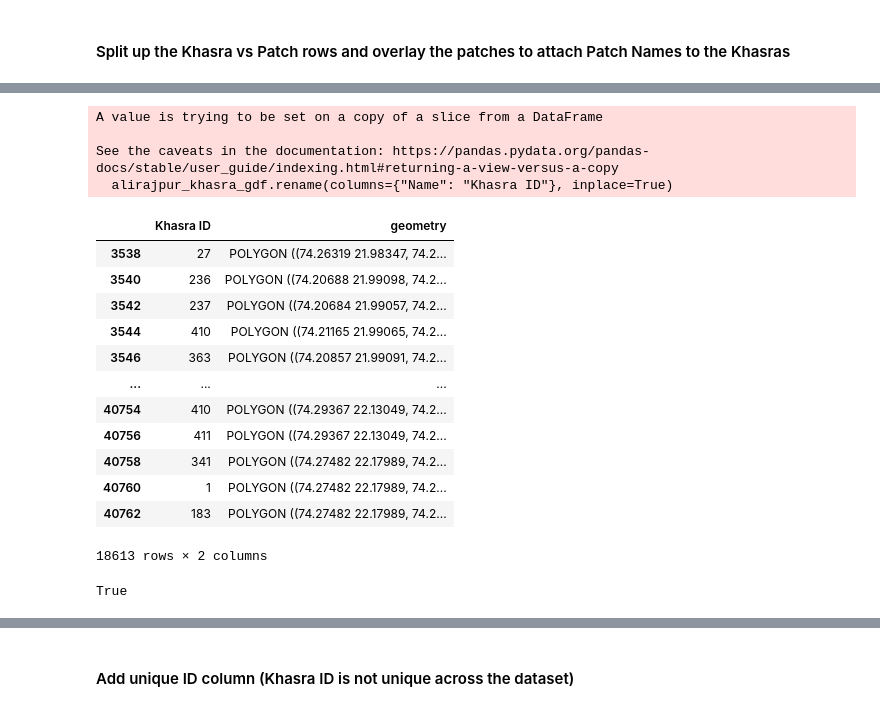
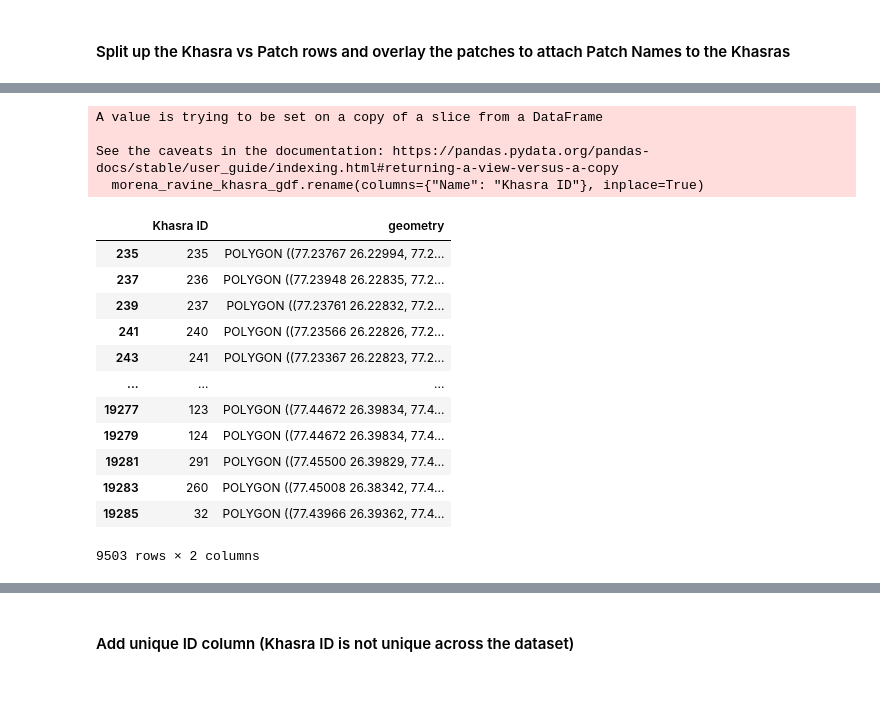
Before and after one commit to IDinsight/idinsight-solar-parks, a Jupyter notebook: notebooks/solar_parks_01_preprocessing.ipynb, the cells around one changed output, grey strips where cells are left out. Cells and saved outputs as stored; diff of their text form; code cells hidden in the pictures.

```diff
--- a/notebooks/solar_parks_01_preprocessing.ipynb
+++ b/notebooks/solar_parks_01_preprocessing.ipynb
@@ -1682,16 +1682,16 @@ save_shapefiles(
 # %% [markdown]
 ### Morena Ravine
 # %%
-alirajpur_gdf = gpd.read_file(
+morena_ravine_gdf = gpd.read_file(
     RAW_DATA_DIR / "solar_park_shapefiles" / "Morena Ravine Khasras" / "Morena_Ravine_land_khasra 020226.kml",
     driver="KML",
 )
 # %%
 # remove z-dimension
-alirajpur_gdf.geometry = alirajpur_gdf.geometry.apply(
+morena_ravine_gdf.geometry = morena_ravine_gdf.geometry.apply(
     lambda x: shapely.wkb.loads(shapely.wkb.dumps(x, output_dimension=2))
 )
 # break up multi-polygons
-alirajpur_gdf = alirajpur_gdf.explode(column="geometry", ignore_index=True)
+morena_ravine_gdf = morena_ravine_gdf.explode(column="geometry", ignore_index=True)
 # drop any single points or lines
-alirajpur_gdf = alirajpur_gdf[alirajpur_gdf.geometry.type.isin(["Polygon", "MultiPolygon"])]
+morena_ravine_gdf = morena_ravine_gdf[morena_ravine_gdf.geometry.type.isin(["Polygon", "MultiPolygon"])]
@@ -1698,3 +1702,6 @@ alirajpur_gdf = alirajpur_gdf[alirajpur_gdf.geometry.type.isin(["Polygon", "Mult
 # %%
+# extract description info
+# get_morena_description_as_df(morena_ravine_gdf["Description"]).isna().sum()
+
 # no info in Description
-alirajpur_gdf.drop(columns=["Description"], inplace=True)
+morena_ravine_gdf.drop(columns=["Description"], inplace=True)
@@ -1746,35 +1744,28 @@ See the caveats in the documentation: https://pandas.pydata.org/pandas-docs/stab
 # %%
 # khasras - drop any rows which match ARPR somewhere, contain no numbers, or are blank in Name
-alirajpur_khasra_gdf = alirajpur_gdf[
-    ~alirajpur_gdf["Name"].str.contains("ARPR", case=False, na=False)
-    & alirajpur_gdf["Name"].str.contains(r"\d", na=False)
-    & alirajpur_gdf["Name"].notna()
-    & (alirajpur_gdf["Name"].str.strip() != "")
+morena_ravine_khasra_gdf = morena_ravine_gdf[
+    morena_ravine_gdf["Name"].str.contains(r"\d", na=False)
+    & morena_ravine_gdf["Name"].notna()
+    & (morena_ravine_gdf["Name"].str.strip() != "")
 ]
-alirajpur_khasra_gdf.rename(columns={"Name": "Khasra ID"}, inplace=True)
-alirajpur_khasra_gdf
+morena_ravine_khasra_gdf.rename(columns={"Name": "Khasra ID"}, inplace=True)
+morena_ravine_khasra_gdf
 # %% [output]
 A value is trying to be set on a copy of a slice from a DataFrame
 
 See the caveats in the documentation: https://pandas.pydata.org/pandas-docs/stable/user_guide/indexing.html#returning-a-view-versus-a-copy
-  alirajpur_khasra_gdf.rename(columns={"Name": "Khasra ID"}, inplace=True)
+  morena_ravine_khasra_gdf.rename(columns={"Name": "Khasra ID"}, inplace=True)
 |  | Khasra ID | geometry |
-| 3538 | 27 | POLYGON ((74.26319 21.98347, 74.2... |
-| 3540 | 236 | POLYGON ((74.20688 21.99098, 74.2... |
-| 3542 | 237 | POLYGON ((74.20684 21.99057, 74.2... |
-| 3544 | 410 | POLYGON ((74.21165 21.99065, 74.2... |
-| 3546 | 363 | POLYGON ((74.20857 21.99091, 74.2... |
+| 235 | 235 | POLYGON ((77.23767 26.22994, 77.2... |
+| 237 | 236 | POLYGON ((77.23948 26.22835, 77.2... |
+| 239 | 237 | POLYGON ((77.23761 26.22832, 77.2... |
+| 241 | 240 | POLYGON ((77.23566 26.22826, 77.2... |
+| 243 | 241 | POLYGON ((77.23367 26.22823, 77.2... |
 | ... | ... | ... |
-| 40754 | 410 | POLYGON ((74.29367 22.13049, 74.2... |
-| 40756 | 411 | POLYGON ((74.29367 22.13049, 74.2... |
-| 40758 | 341 | POLYGON ((74.27482 22.17989, 74.2... |
-| 40760 | 1 | POLYGON ((74.27482 22.17989, 74.2... |
-| 40762 | 183 | POLYGON ((74.27482 22.17989, 74.2... |
+| 19277 | 123 | POLYGON ((77.44672 26.39834, 77.4... |
+| 19279 | 124 | POLYGON ((77.44672 26.39834, 77.4... |
+| 19281 | 291 | POLYGON ((77.45500 26.39829, 77.4... |
+| 19283 | 260 | POLYGON ((77.45008 26.38342, 77.4... |
+| 19285 | 32 | POLYGON ((77.43966 26.39362, 77.4... |
-18613 rows × 2 columns
+9503 rows × 2 columns
-# %%
-len(alirajpur_khasra_gdf) + len(alirajpur_patches_gdf) + len(
-    alirajpur_gdf[~alirajpur_gdf["Name"].str.contains(r"\d", na=False)]
-) == len(alirajpur_gdf)
-# %% [output]
-True
 # %%
```
Also changed, not shown: parts of 22 cells of this notebook.
